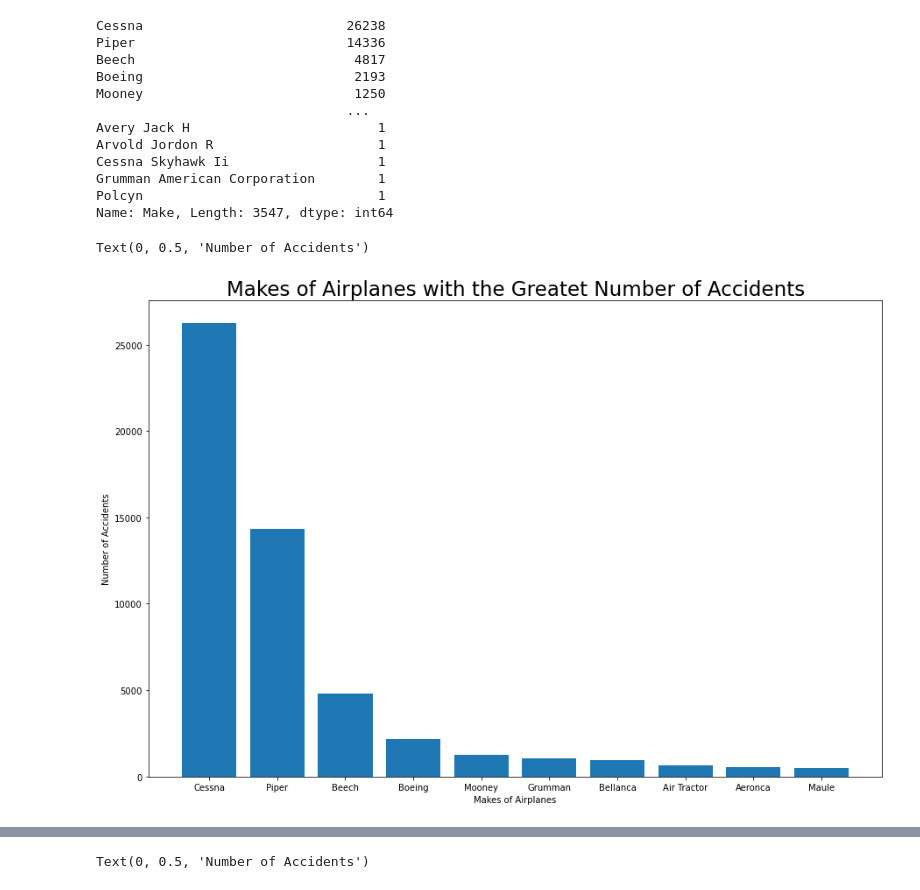
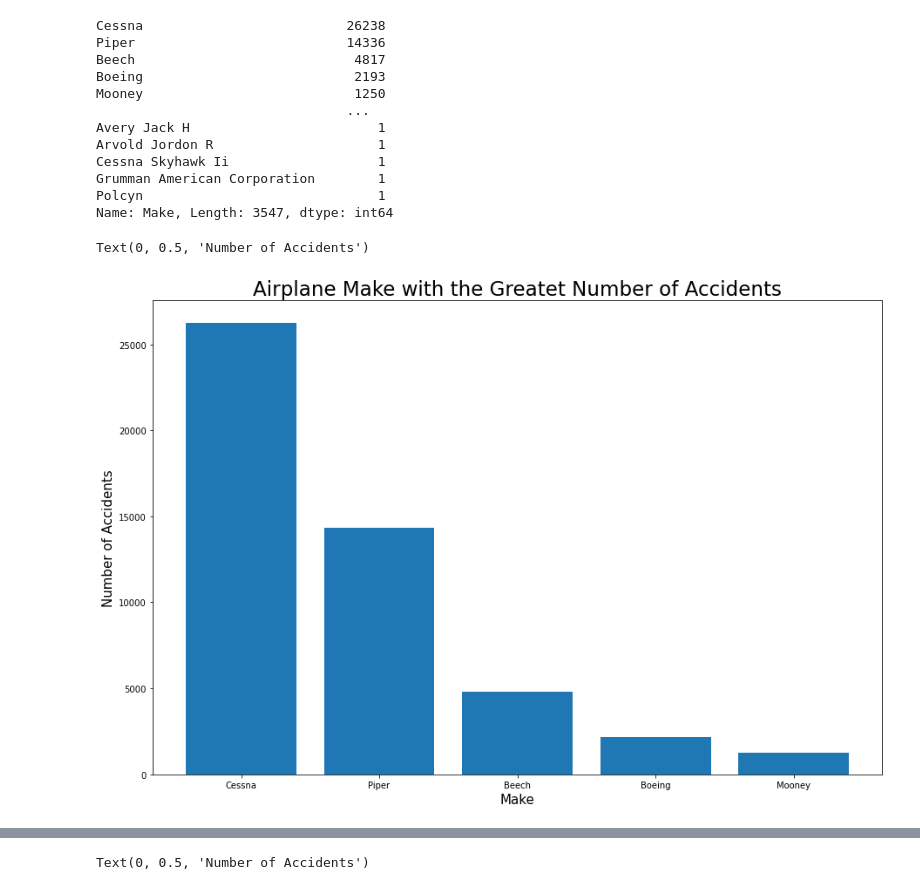
Before and after one commit to BobbyGerberick/Avation_Safety_Data_Analysis, a Jupyter notebook: claire_data_cleaning.ipynb, the cells around one changed output, grey strips where cells are left out. Saved outputs shown, nothing was run; the diff lists cells and outputs as text; code cells hidden in the pictures.

```diff
--- a/claire_data_cleaning.ipynb
+++ b/claire_data_cleaning.ipynb
@@ -309,26 +297,26 @@ Name: Make, Length: 3547, dtype: int64
 # %%
 # Top 10 makes of airplanes that had a crash in the last 30 years:
 
-airplane_makes = list(df_ap_mm['Make'].value_counts()[0:10].index)
-accident_counts = list(df_ap_mm['Make'].value_counts()[0:10].values)
+airplane_makes = list(combined_data['Make'].value_counts()[0:5].index)
+accident_counts = list(combined_data['Make'].value_counts()[0:5].values)
 
 
-bar_chart_title = 'Makes of Airplanes with the Greatet Number of Accidents'
-bar_chart_count_label = 'Makes of Airplanes'
+bar_chart_title = 'Airplane Make with the Greatet Number of Accidents'
+bar_chart_count_label = 'Make'
 bar_chart_series_label = 'Number of Accidents'
 
 fig, ax= plt.subplots(figsize=(15, 10))
 
 ax.set_title(bar_chart_title, fontsize=23)
 
 ax.bar(x=airplane_makes, height=accident_counts)
 
-ax.set_xlabel(bar_chart_count_label)
+ax.set_xlabel(bar_chart_count_label, fontsize=15)
 
-ax.set_ylabel(bar_chart_series_label)
+ax.set_ylabel(bar_chart_series_label, fontsize=15)
 # %% [output]
 Text(0, 0.5, 'Number of Accidents')
-[figure, old version]
+[figure, new version]
 # %%
 # Top 10 makes of airplanes that had a crash in the last 30 years:
 
```
Also changed, not shown: parts of 57 cells of this notebook, 3 other files.
